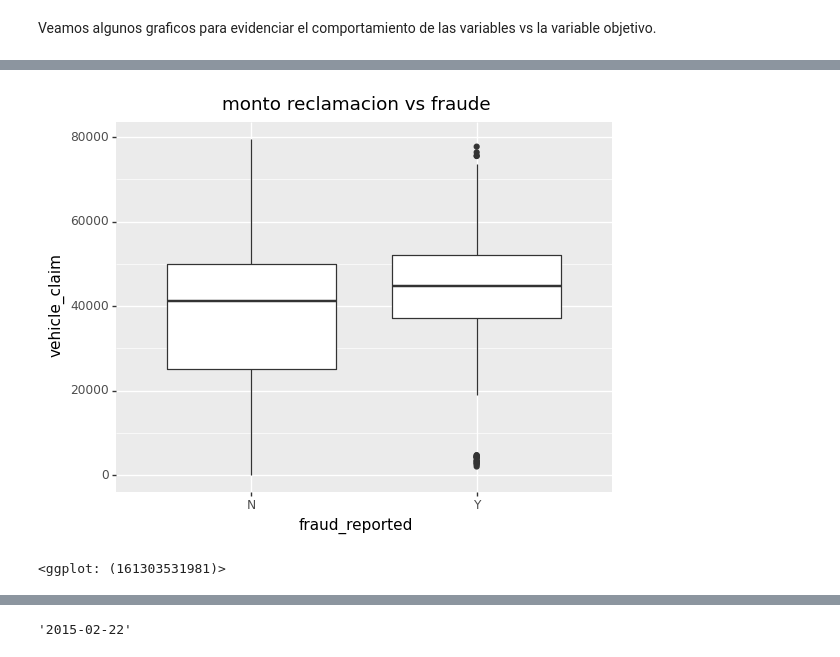
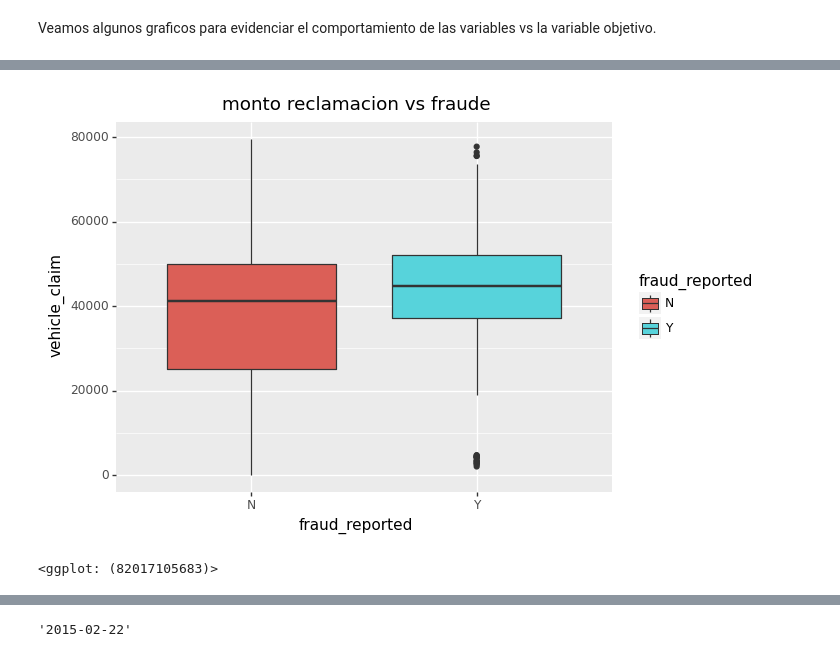
Before and after one commit to JhonHarry/Proyecto_TFM_UOC, a Jupyter notebook: code/insurance test models JHLG 12042022.ipynb, the cells around one changed output, grey strips where cells are left out. Saved outputs shown, nothing was run; the diff lists cells and outputs as text; code cells hidden in the pictures.

Commit message:
new graphs

```diff
--- a/code/insurance test models JHLG 12042022.ipynb
+++ b/code/insurance test models JHLG 12042022.ipynb
@@ -588,5 +601,5 @@ ggplot(aes(x=df.vehicle_claim,color=df.fraud_reported))+geom_density()+ggtitle('
 # %%
-ggplot(aes(y=df.vehicle_claim,x=df.fraud_reported))+geom_boxplot()+ggtitle('monto reclamacion vs fraude')
+ggplot(aes(y=df.vehicle_claim,x=df.fraud_reported, fill = df.fraud_reported))+geom_boxplot()+ggtitle('monto reclamacion vs fraude')
 # %% [output]
-[figure, old version]
+[figure, new version]
-<ggplot: (161303531981)>
+<ggplot: (82017105683)>
```
Also changed, not shown: parts of 30 cells of this notebook.
